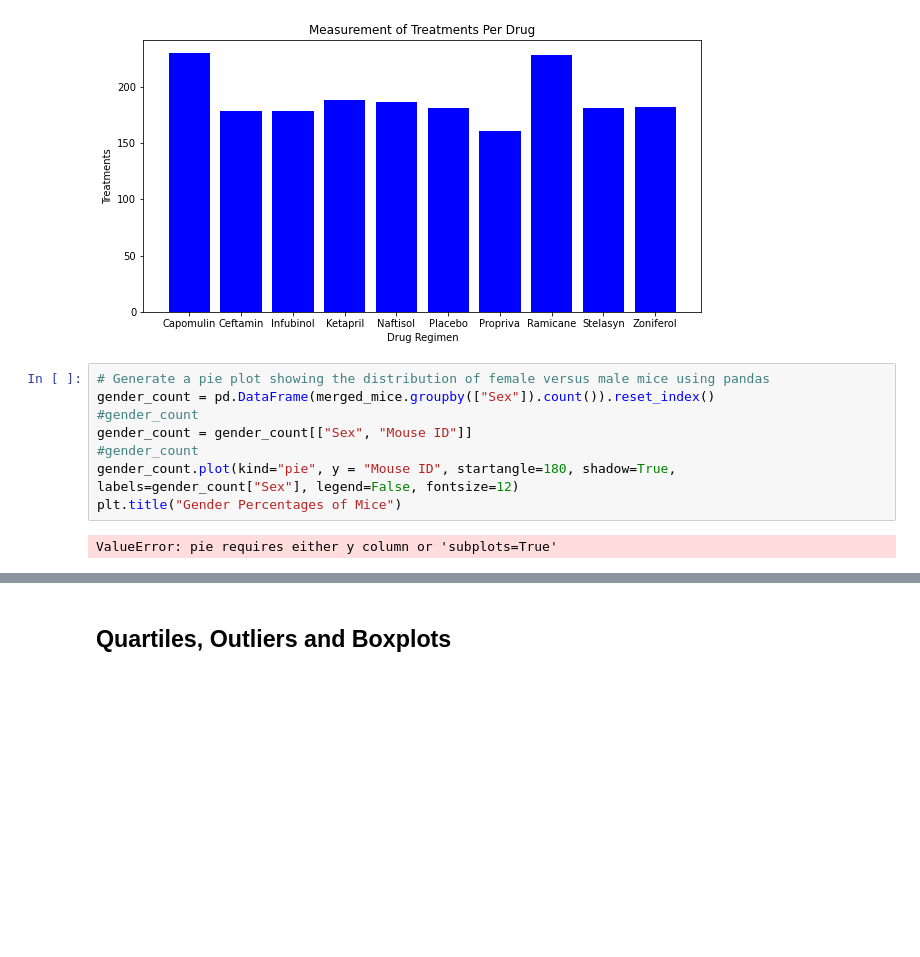
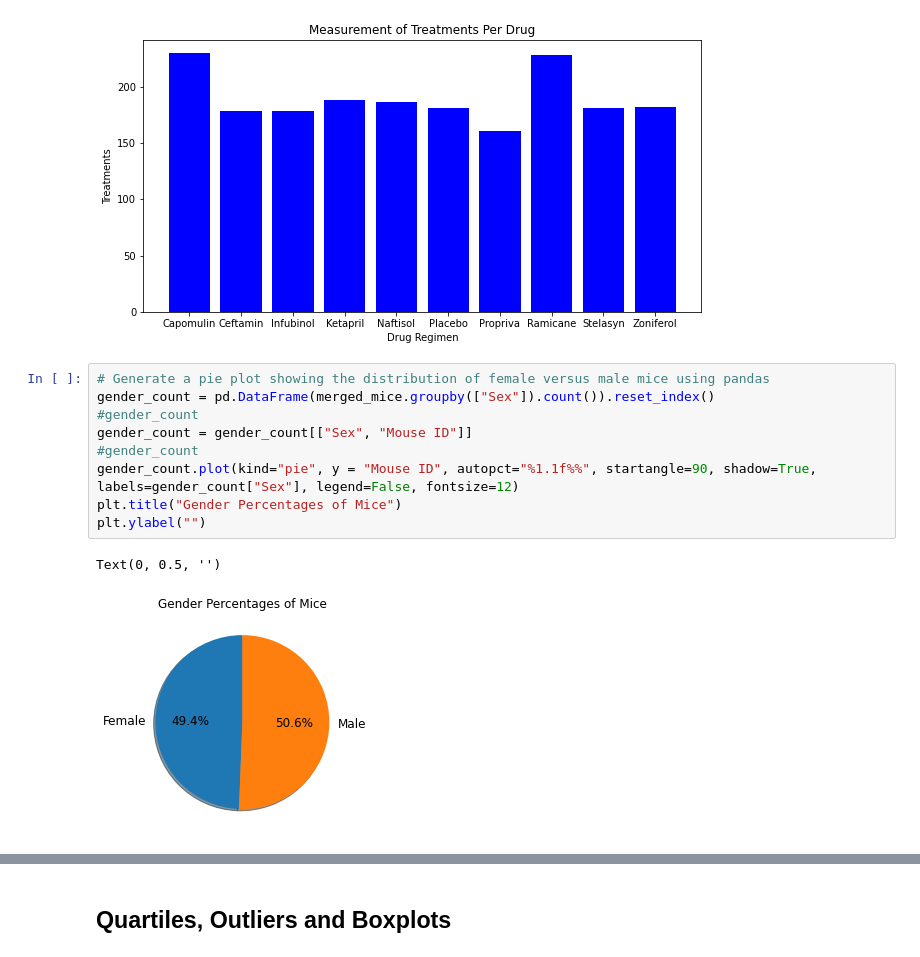
Before and after one commit to AndrewMSchell/MatPlotLib-Challenge, a Jupyter notebook: Pymaceuticals/pymaceuticals_starter.ipynb, the cells around one changed output, grey strips where cells are left out. Saved outputs shown, nothing was run; the diff lists cells and outputs as text; blank space fills up the shorter version.

```diff
--- a/Pymaceuticals/pymaceuticals_starter.ipynb
+++ b/Pymaceuticals/pymaceuticals_starter.ipynb
@@ -144,12 +144,14 @@ Text(0, 0.5, 'Treatments')
 # %%
 # Generate a pie plot showing the distribution of female versus male mice using pandas
 gender_count = pd.DataFrame(merged_mice.groupby(["Sex"]).count()).reset_index()
 #gender_count
 gender_count = gender_count[["Sex", "Mouse ID"]]
 #gender_count
-gender_count.plot(kind="pie", y = "Mouse ID", startangle=180, shadow=True, labels=gender_count["Sex"], legend=False, fontsize=12)
+gender_count.plot(kind="pie", y = "Mouse ID", autopct="%1.1f%%", startangle=90, shadow=True, labels=gender_count["Sex"], legend=False, fontsize=12)
 plt.title("Gender Percentages of Mice")
+plt.ylabel("")
 # %% [output]
-ValueError: pie requires either y column or 'subplots=True'
+Text(0, 0.5, '')
+[figure, added]
 # %%
 # Generate a pie plot showing the distribution of female versus male mice using pyplot
```
Also changed, not shown: parts of 1 cell of this notebook.
